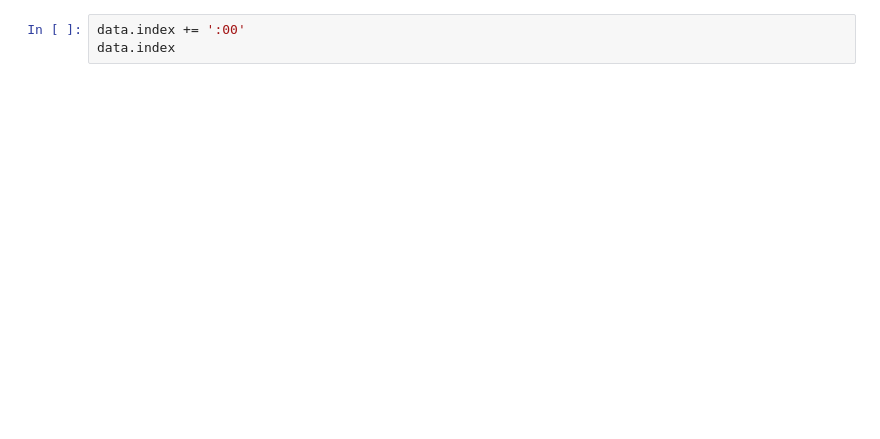
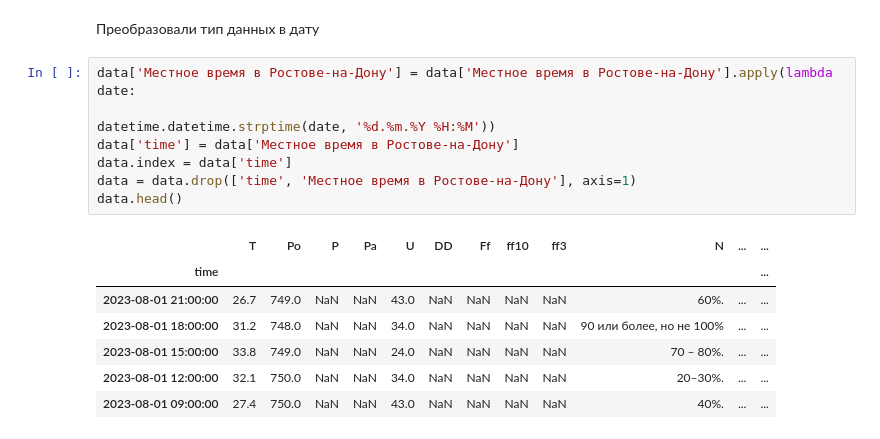
Before and after one commit to daniil-dushenev/wheather_predict, a Jupyter notebook: main.ipynb, the cells around one changed output. Saved outputs shown, nothing was run; the diff lists cells and outputs as text; blank space fills up the shorter version.

```diff
--- a/main.ipynb
+++ b/main.ipynb
@@ -24,4 +24,17 @@ data.head()
+# %% [markdown]
+Преобразовали тип данных в дату
 # %%
-data.index += ':00'
-data.index
+data['Местное время в Ростове-на-Дону'] = data['Местное время в Ростове-на-Дону'].apply(lambda date:
+                                                                                        datetime.datetime.strptime(date, '%d.%m.%Y %H:%M'))
+data['time'] = data['Местное время в Ростове-на-Дону']
+data.index = data['time']
+data = data.drop(['time', 'Местное время в Ростове-на-Дону'], axis=1)
+data.head()
 # %% [output]
+|  | T | Po | P | Pa | U | DD | Ff | ff10 | ff3 | N | ... | ... |
+| time |  |  |  |  |  |  |  |  |  |  |  | ... |
+| 2023-08-01 21:00:00 | 26.7 | 749.0 | NaN | NaN | 43.0 | NaN | NaN | NaN | NaN | 60%. | ... | ... |
+| 2023-08-01 18:00:00 | 31.2 | 748.0 | NaN | NaN | 34.0 | NaN | NaN | NaN | NaN | 90 или более, но не 100% | ... | ... |
+| 2023-08-01 15:00:00 | 33.8 | 749.0 | NaN | NaN | 24.0 | NaN | NaN | NaN | NaN | 70 – 80%. | ... | ... |
+| 2023-08-01 12:00:00 | 32.1 | 750.0 | NaN | NaN | 34.0 | NaN | NaN | NaN | NaN | 20–30%. | ... | ... |
+| 2023-08-01 09:00:00 | 27.4 | 750.0 | NaN | NaN | 43.0 | NaN | NaN | NaN | NaN | 40%. | ... | ... |
```
Also changed, not shown: parts of 15 cells of this notebook.
